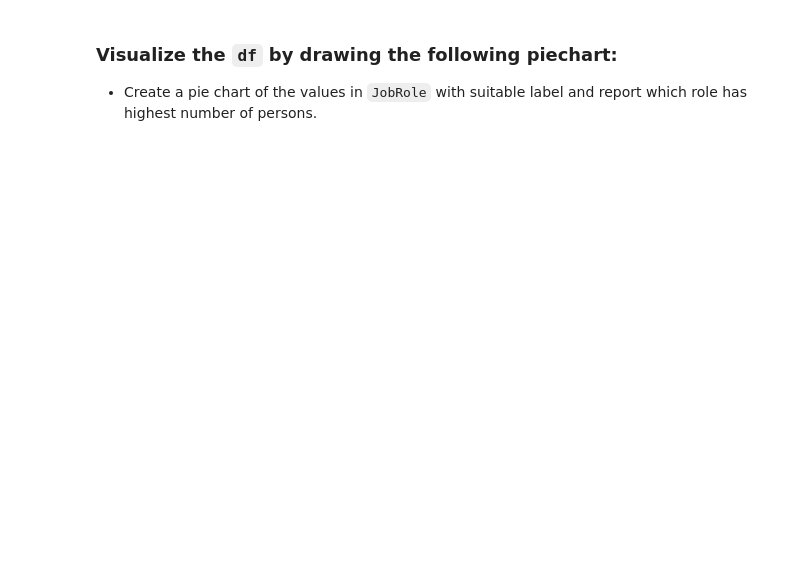
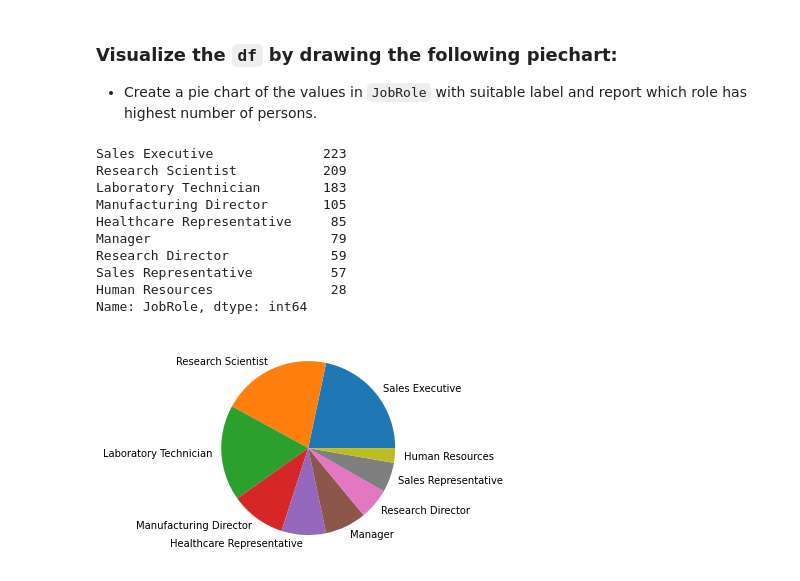
Before and after one commit to nikhilsinghh59/SHALA2020, a Jupyter notebook: Assignment_2_DS.ipynb, the cells around one changed output. Cells and saved outputs as stored; diff of their text form; code cells hidden in the pictures; blank space fills up the shorter version.

```diff
--- a/Assignment_2_DS.ipynb
+++ b/Assignment_2_DS.ipynb
@@ -320,3 +329,21 @@ plt.show()
 # %%
 # Create a piechart of JobRole
 # You will need to find the counts of unique values in JobRole.
+
+job_count = df.JobRole.value_counts()
+print(job_count)
+
+plt.pie(job_count , labels = job_count.index.to_list())
+plt.show()
+# %% [output]
+Sales Executive              223
+Research Scientist           209
+Laboratory Technician        183
+Manufacturing Director       105
+Healthcare Representative     85
+Manager                       79
+Research Director             59
+Sales Representative          57
+Human Resources               28
+Name: JobRole, dtype: int64
+[figure, added]
```
Also changed, not shown: parts of 5 cells of this notebook.
